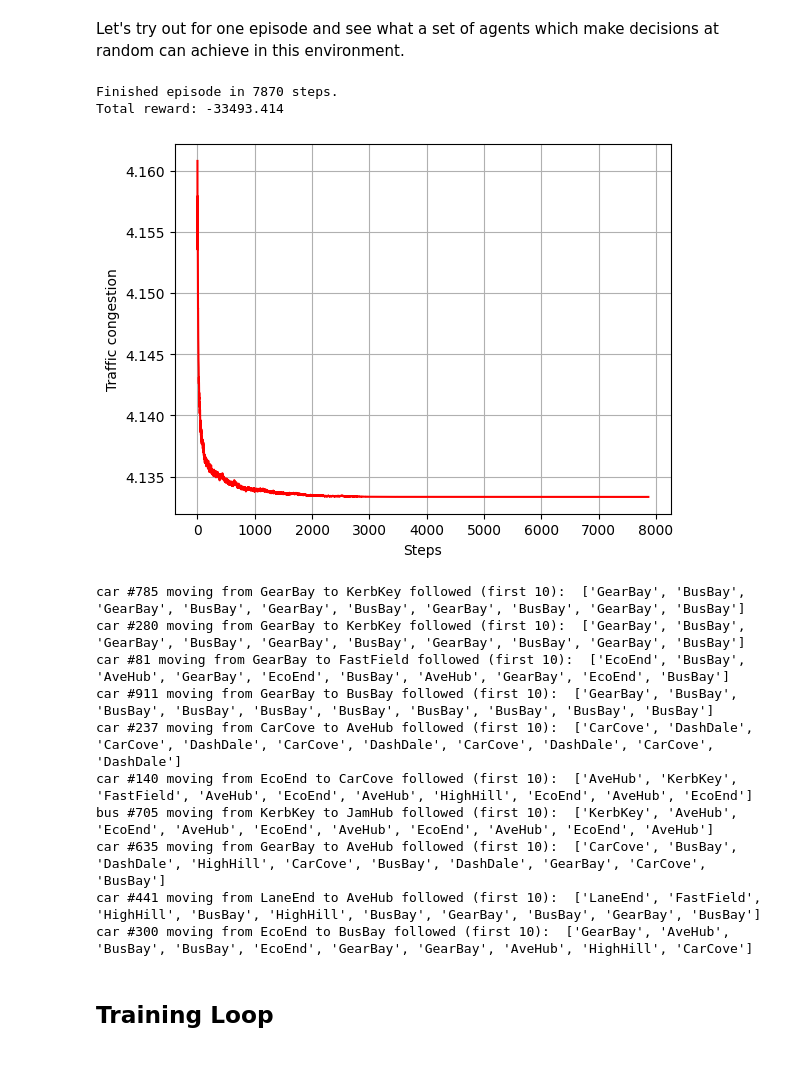
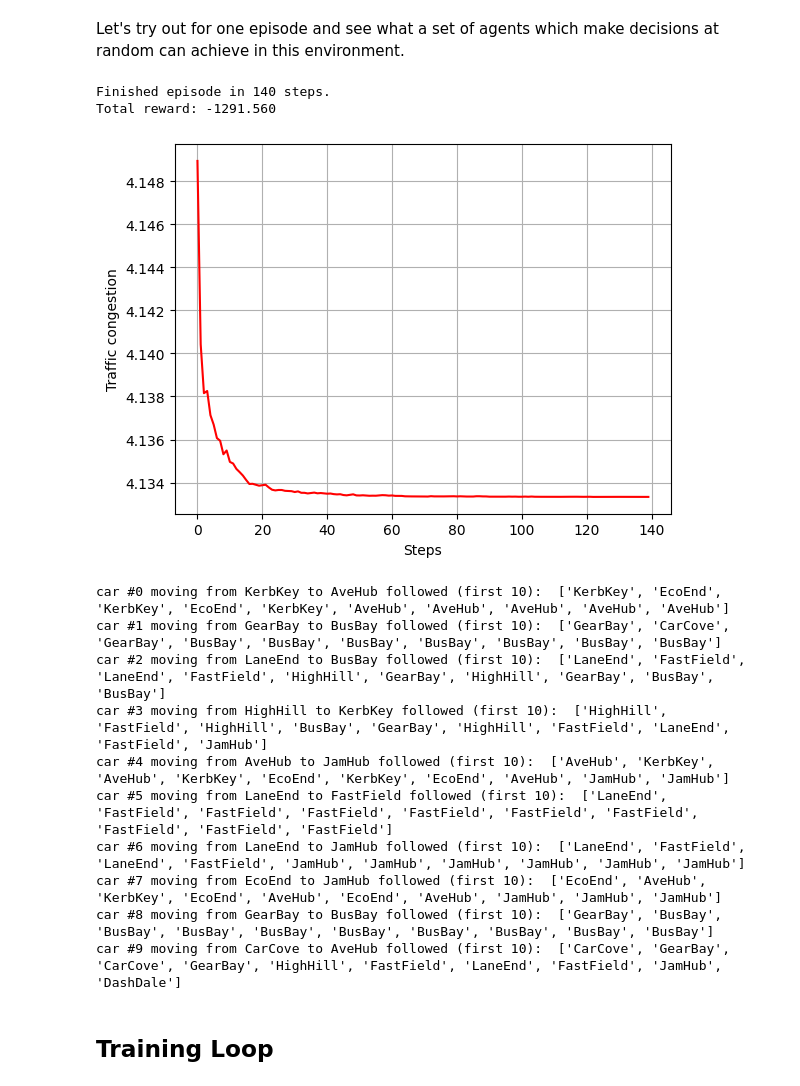
Before and after one commit to aonurakman/RL-Based-Mobility-Optimization, a Jupyter notebook: Problem Extension - RL-Based Optimization of Driveington.ipynb, the cells around one changed output. Cells and saved outputs as stored; diff of their text form; code cells hidden in the pictures.

```diff
--- a/Problem Extension - RL-Based Optimization of Driveington.ipynb
+++ b/Problem Extension - RL-Based Optimization of Driveington.ipynb
@@ -8,6 +63,9 @@ import time
 population = 500
 # %%
 travel_time = lambda q_x, t0_x, Q_x: t0_x * (1 + pow(q_x/Q_x, 2))
+# %%
+num_episodes = 20000
+decay_rate = 0.999 # Epsilon decay each episode
 # %% [markdown]
 # Classes: Sections, Roads, Vehicles and the City
 # %%
@@ -58,11 +124,10 @@ class Road:
 # %%
 class Vehicle: # RL Agent
 
-    def __init__(self, vehicle_type, origin, destination, alpha=0.3, gamma=0.8, epsilon=1.0):
-
+    def __init__(self, id, vehicle_type, origin, destination, alpha=0.3, gamma=0.8, epsilon=1.0):
+        self.id = id
         self.vehicle_type = vehicle_type
         self.influence = 1 if (self.vehicle_type == "car") else 2
-        self.id = int(np.random.rand() * 1000)
 
         self.origin = origin
         self.original_dest = destination
@@ -79,6 +144,7 @@ class Vehicle: # RL Agent
         self.epsilon = epsilon
         self.gamma = gamma
 
+
     def initialize_q_value(self, state, action): # 1
         state_str = str(state)  # string as a key
         if state_str not in self.q_table:
@@ -86,11 +152,13 @@ class Vehicle: # RL Agent
         if action not in self.q_table[state_str]:
             self.q_table[state_str][action] = 0.0 # -100.0 # Initialize Q-value to 0
 
+
     def reset(self):
         self.prev_location = None
         self.location = self.origin
         self.arrived = False
         self.destination = self.original_dest
+
 
     def pick_action(self, state):
         loc_id, dest_id, congestions = state
@@ -111,6 +179,7 @@ class Vehicle: # RL Agent
                     best_action = action
             return best_action
 
+
     def learn(self, state, action, reward, next_state):
         prev_loc, dest, prev_congestions = state
         new_loc, _, new_congestions = next_state
@@ -121,12 +190,11 @@ class Vehicle: # RL Agent
 
         best_future_q = max(self.q_table[str(next_state)].values())
         prev_q = self.q_table[str(state)][action]
-        #new_q = ((1.0 - self.alpha) * prev_q) + (self.alpha * (reward + (self.gamma * best_future_q)))
         new_q =  prev_q + (self.alpha * (reward + (self.gamma * best_future_q)))
         self.q_table[str(state)][action] = new_q
 
+
     def move_to_section(self, section):
-
         #if section == self.location: return False
 
         self.prev_location = self.location
@@ -139,18 +207,22 @@ class Vehicle: # RL Agent
 
         return True
 
+
     def decay_epsilon(self, decay_rate, min_epsilon=0):
         self.epsilon = max(min_epsilon, self.epsilon * decay_rate)
 # %%
 class City: # RL Environment
 
-    def __init__(self, sections, randomness):
+    def __init__(self, sections, randomness, state_bin = 5):
         self.sections = sections
         self.roads = list()
         self.randomness = -1 # 0.05 # Random behavior of environment
+        self.state_bin = state_bin
+
 
     def reset(self):
         for r in self.roads: r.reset()
+
 
     def build_roads(self, roads):
         for road in roads:
@@ -161,6 +233,7 @@ class City: # RL Environment
                 section2.make_connection(section1)
                 self.roads.append(Road(section1, section2, free_flow, capacity))
                 self.roads.append(Road(section2, section1, free_flow, capacity))
+
 
     def step(self, vehicle_influence, prev_loc, loc, dest, action):
         arrived = (loc.id == dest.id)
@@ -184,11 +257,16 @@ class City: # RL Environment
         return step_penalty, state, next_loc
 
 
+    def bin_value(self, value):
+      return math.ceil(value / self.state_bin)
+
+
     def get_state(self, loc, dest):
         neighbors = loc.neighbors
-        neighbor_congestions = {n.id: self.get_road_from_o_d(loc.id, n.id).number_of_vehicles for n in neighbors}
+        neighbor_congestions = {n.id: self.bin_value(self.get_road_from_o_d(loc.id, n.id).number_of_vehicles) for n in neighbors}
         state = [loc.id, dest.id, neighbor_congestions]
         return state
+
 
     def move_vehicle(self, vehicle_influence, prev_loc_id, loc_id, to_section_id):
         incident = self.randomness > np.random.rand()
@@ -200,16 +278,19 @@ class City: # RL Environment
         else: # Vehicle did not move for some reason (stochastic environment)
             return False
 
+
     def get_congestion(self):
         congestions = []
         for road in self.roads: congestions.append(road.get_congestion())
         return sum(congestions)
+
 
     def get_section_from_id(self, section_id):
         for s in self.sections:
             if s.id == section_id: return s
         return None
 
+
     def get_road_from_o_d(self, origin, destination):
         road_id = origin[0] + destination[0]
         for r in self.roads:
@@ -235,7 +313,7 @@ def generate_population(nr_vehicles, origin_sample_table, dest_sample_table):
         vehicle_type = "car" if np.random.rand() > 0.05 else "bus"
         origin, destination = np.random.choice(origin_sample_table), np.random.choice(dest_sample_table)
         while destination == origin: destination = np.random.choice(dest_sample_table)
-        vehicles.append(Vehicle(vehicle_type, origin, destination))
+        vehicles.append(Vehicle(i, vehicle_type, origin, destination))
     return vehicles
 # %%
 sect_names = ["AveHub","BusBay","CarCove","DashDale","EcoEnd","FastField","GearBay","HighHill","JamHub","KerbKey","LaneEnd"]
@@ -316,56 +392,56 @@ trajectories = dict()
 
 for v in vehicles:
   v.reset()
-  v.epsilon = 0.1
   trajectories[v.id] = [v.location.name]
 
 episode_reward = 0
 step_counter = 0
 step_congestions = list()
 
 while not all([v.arrived for v in vehicles]):
 
     step_counter += 1
 
     for v in vehicles:
 
         state = city.get_state(v.location, v.destination)
         action = v.pick_action(state)
         step_reward, next_state, next_loc = city.step(v.influence, v.prev_location, v.location, v.destination, action)
         v.move_to_section(next_loc)
 
         trajectories[v.id].append(next_loc.name)
 
         episode_reward += step_reward
 
     step_congestions.append(city.get_congestion())
 
+
 print("Finished episode in %d steps." % (step_counter))
 print("Total reward: %.3f\n" % (episode_reward))
 
 plt.plot(step_congestions, color="red")
 plt.grid(True)
 plt.xlabel("Steps")
 plt.ylabel("Traffic congestion")
 plt.show()
 # %% [output]
-Finished episode in 7870 steps.
-Total reward: -33493.414
+Finished episode in 140 steps.
+Total reward: -1291.560
-[figure, old version]
+[figure, new version]
 # %%
 for v in vehicles[:10]:
   print("%s #%d moving from %s to %s followed (first 10): " % (v.vehicle_type, v.id, v.origin.name, v.destination.name), trajectories[v.id][:10])
 # %% [output]
-car #785 moving from GearBay to KerbKey followed (first 10):  ['GearBay', 'BusBay', 'GearBay', 'BusBay', 'GearBay', 'BusBay', 'GearBay', 'BusBay', 'GearBay', 'BusBay']
-car #280 moving from GearBay to KerbKey followed (first 10):  ['GearBay', 'BusBay', 'GearBay', 'BusBay', 'GearBay', 'BusBay', 'GearBay', 'BusBay', 'GearBay', 'BusBay']
-car #81 moving from GearBay to FastField followed (first 10):  ['EcoEnd', 'BusBay', 'AveHub', 'GearBay', 'EcoEnd', 'BusBay', 'AveHub', 'GearBay', 'EcoEnd', 'BusBay']
-car #911 moving from GearBay to BusBay followed (first 10):  ['GearBay', 'BusBay', 'BusBay', 'BusBay', 'BusBay', 'BusBay', 'BusBay', 'BusBay', 'BusBay', 'BusBay']
-car #237 moving from CarCove to AveHub followed (first 10):  ['CarCove', 'DashDale', 'CarCove', 'DashDale', 'CarCove', 'DashDale', 'CarCove', 'DashDale', 'CarCove', 'DashDale']
-car #140 moving from EcoEnd to CarCove followed (first 10):  ['AveHub', 'KerbKey', 'FastField', 'AveHub', 'EcoEnd', 'AveHub', 'HighHill', 'EcoEnd', 'AveHub', 'EcoEnd']
-bus #705 moving from KerbKey to JamHub followed (first 10):  ['KerbKey', 'AveHub', 'EcoEnd', 'AveHub', 'EcoEnd', 'AveHub', 'EcoEnd', 'AveHub', 'EcoEnd', 'AveHub']
-car #635 moving from GearBay to AveHub followed (first 10):  ['CarCove', 'BusBay', 'DashDale', 'HighHill', 'CarCove', 'BusBay', 'DashDale', 'GearBay', 'CarCove', 'BusBay']
-car #441 moving from LaneEnd to AveHub followed (first 10):  ['LaneEnd', 'FastField', 'HighHill', 'BusBay', 'HighHill', 'BusBay', 'GearBay', 'BusBay', 'GearBay', 'BusBay']
-car #300 moving from EcoEnd to BusBay followed (first 10):  ['GearBay', 'AveHub', 'BusBay', 'BusBay', 'EcoEnd', 'GearBay', 'GearBay', 'AveHub', 'HighHill', 'CarCove']
+car #0 moving from KerbKey to AveHub followed (first 10):  ['KerbKey', 'EcoEnd', 'KerbKey', 'EcoEnd', 'KerbKey', 'AveHub', 'AveHub', 'AveHub', 'AveHub', 'AveHub']
+car #1 moving from GearBay to BusBay followed (first 10):  ['GearBay', 'CarCove', 'GearBay', 'BusBay', 'BusBay', 'BusBay', 'BusBay', 'BusBay', 'BusBay', 'BusBay']
+car #2 moving from LaneEnd to BusBay followed (first 10):  ['LaneEnd', 'FastField', 'LaneEnd', 'FastField', 'HighHill', 'GearBay', 'HighHill', 'GearBay', 'BusBay', 'BusBay']
+car #3 moving from HighHill to KerbKey followed (first 10):  ['HighHill', 'FastField', 'HighHill', 'BusBay', 'GearBay', 'HighHill', 'FastField', 'LaneEnd', 'FastField', 'JamHub']
+car #4 moving from AveHub to JamHub followed (first 10):  ['AveHub', 'KerbKey', 'AveHub', 'KerbKey', 'EcoEnd', 'KerbKey', 'EcoEnd', 'AveHub', 'JamHub', 'JamHub']
+car #5 moving from LaneEnd to FastField followed (first 10):  ['LaneEnd', 'FastField', 'FastField', 'FastField', 'FastField', 'FastField', 'FastField', 'FastField', 'FastField', 'FastField']
+car #6 moving from LaneEnd to JamHub followed (first 10):  ['LaneEnd', 'FastField', 'LaneEnd', 'FastField', 'JamHub', 'JamHub', 'JamHub', 'JamHub', 'JamHub', 'JamHub']
+car #7 moving from EcoEnd to JamHub followed (first 10):  ['EcoEnd', 'AveHub', 'KerbKey', 'EcoEnd', 'AveHub', 'EcoEnd', 'AveHub', 'JamHub', 'JamHub', 'JamHub']
+car #8 moving from GearBay to BusBay followed (first 10):  ['GearBay', 'BusBay', 'BusBay', 'BusBay', 'BusBay', 'BusBay', 'BusBay', 'BusBay', 'BusBay', 'BusBay']
+car #9 moving from CarCove to AveHub followed (first 10):  ['CarCove', 'GearBay', 'CarCove', 'GearBay', 'HighHill', 'FastField', 'LaneEnd', 'FastField', 'JamHub', 'DashDale']
 # %% [markdown]
 ## Training Loop
 # %%
```
Also changed, not shown: parts of 20 cells of this notebook.
